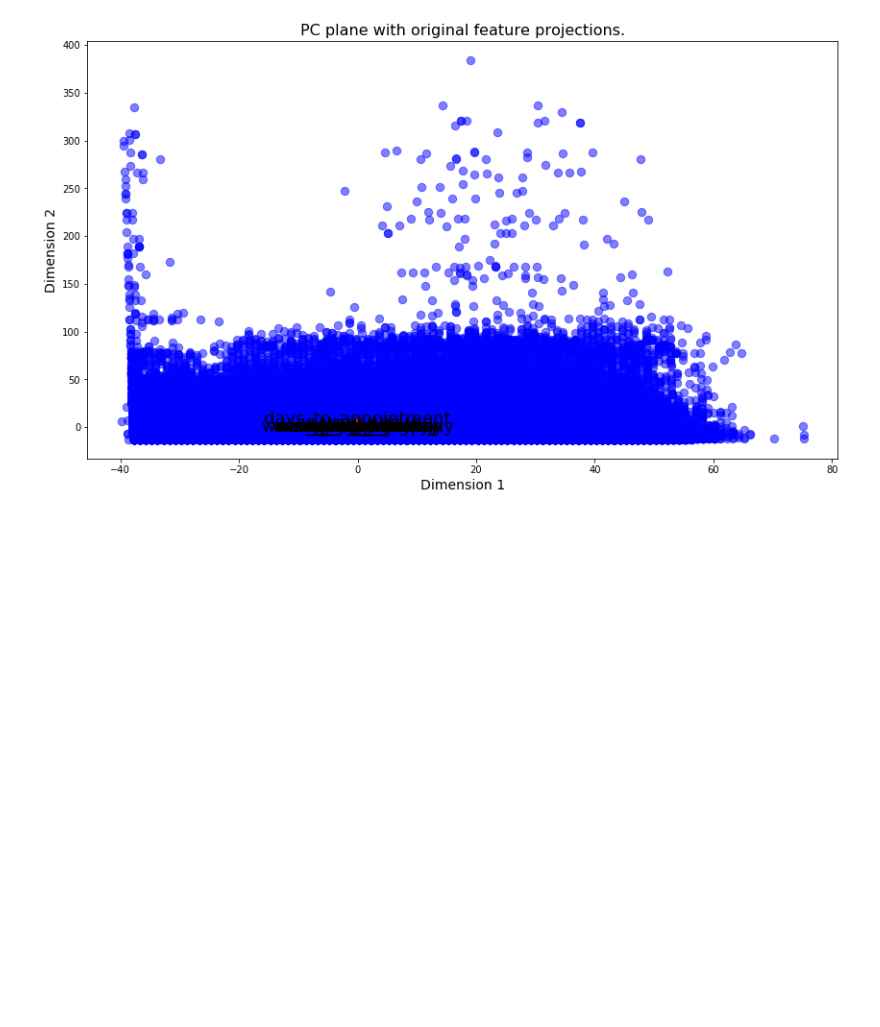
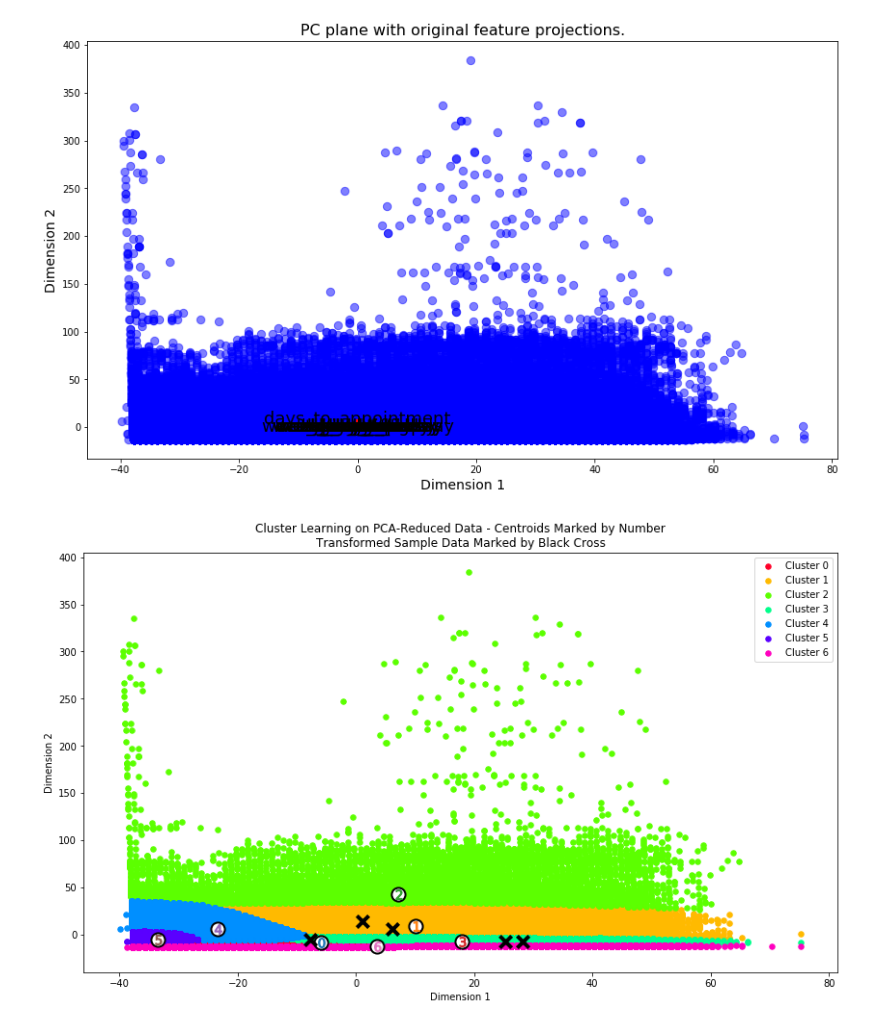
Before and after one commit to edvalente/mlnd-capstone-project, a Jupyter notebook: notebooks/capstone-scrapbook.ipynb, the cells around one changed output. Drawn from its saved outputs; the diff is of its cells as text; code cells hidden in the pictures; blank space fills up the shorter version.

Commit message:
Updates clustering through GMM

```diff
--- a/notebooks/capstone-scrapbook.ipynb
+++ b/notebooks/capstone-scrapbook.ipynb
@@ -375,3 +306,15 @@ vs.biplot(data, reduced_data, pca)
 # %% [output]
 <matplotlib.axes._subplots.AxesSubplot at 0x...>
 [figure]
+# %%
+from sklearn.mixture import GaussianMixture
+from sklearn.metrics import silhouette_score
+
+clusterer = GaussianMixture(n_components=7).fit(reduced_data)
+samples = reduced_data[1000:1005]
+preds = clusterer.predict(reduced_data)
+centers = clusterer.means_
+
+vs.cluster_results(reduced_data, preds, centers, samples)
+# %% [output]
+[figure, added]
```
Also changed, not shown: parts of 21 cells of this notebook, 2 other files.
